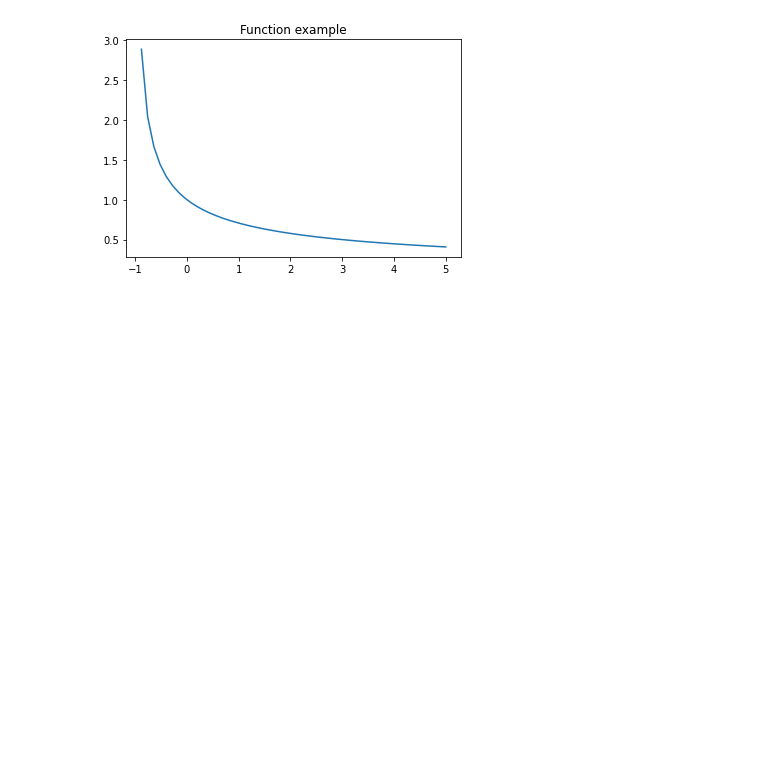
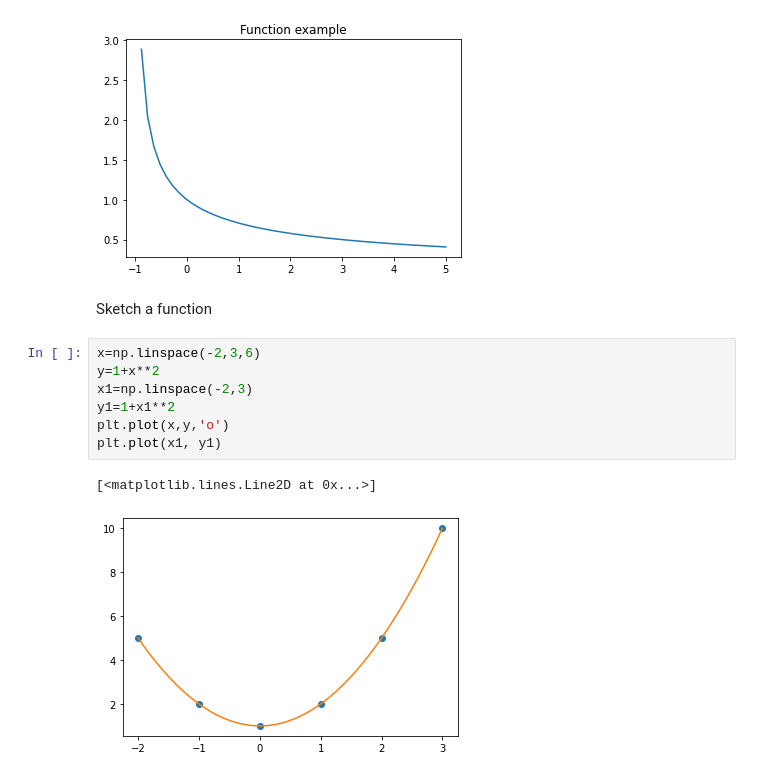
Before and after one commit to SteveRiddle/CollabExamples, a Jupyter notebook: Maths_colab_examples.ipynb, the cells around one changed output. Cells and saved outputs as stored; diff of their text form; blank space fills up the shorter version.

Commit message:
Added sketch function sample points

```diff
--- a/Maths_colab_examples.ipynb
+++ b/Maths_colab_examples.ipynb
@@ -25,3 +25,15 @@ plt.title("Function example")
 # %% [output]
 Text(0.5, 1.0, 'Function example')
 [figure]
+# %% [markdown]
+Sketch a function
+# %%
+x=np.linspace(-2,3,6)
+y=1+x**2
+x1=np.linspace(-2,3)
+y1=1+x1**2
+plt.plot(x,y,'o')
+plt.plot(x1, y1)
+# %% [output]
+[<matplotlib.lines.Line2D at 0x...>]
+[figure, added]
```
